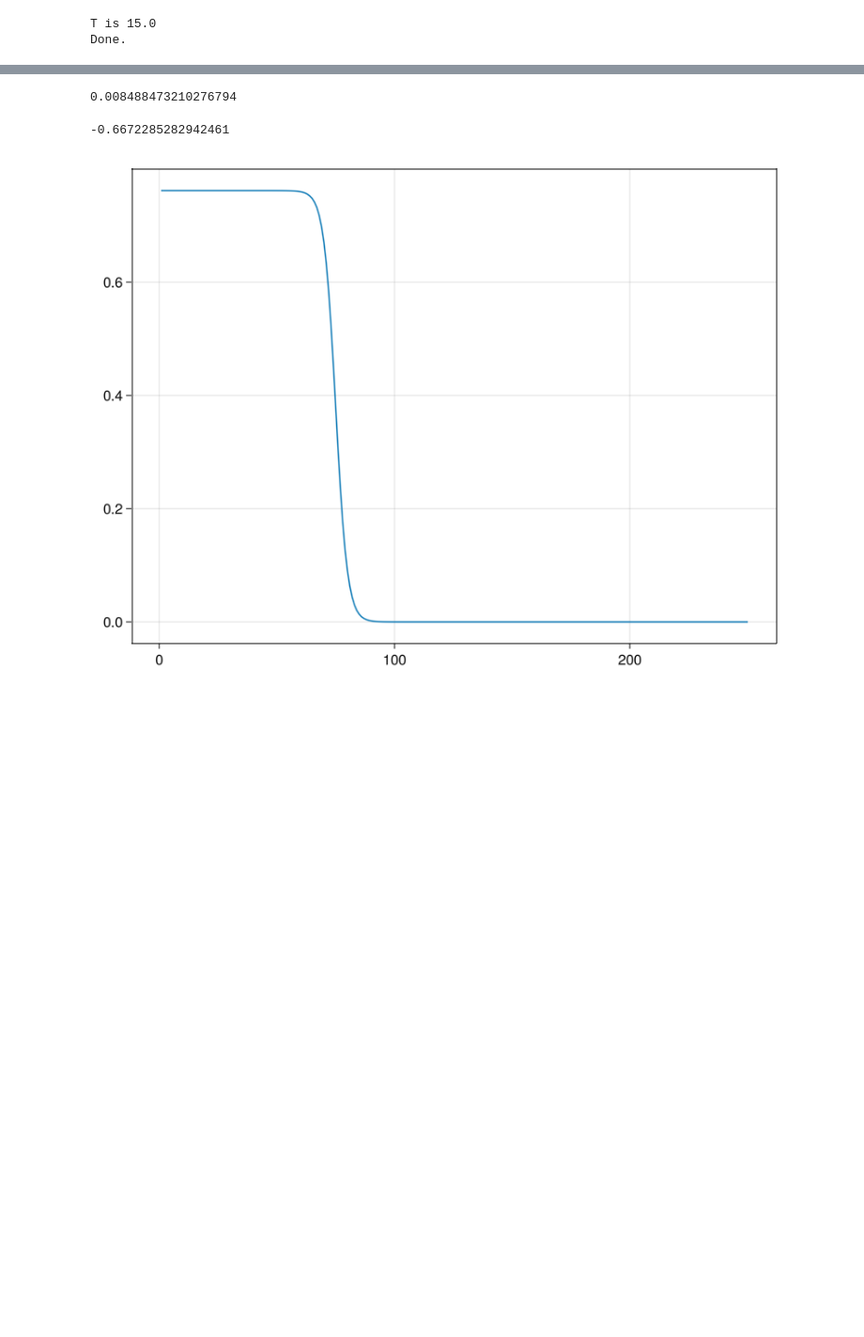
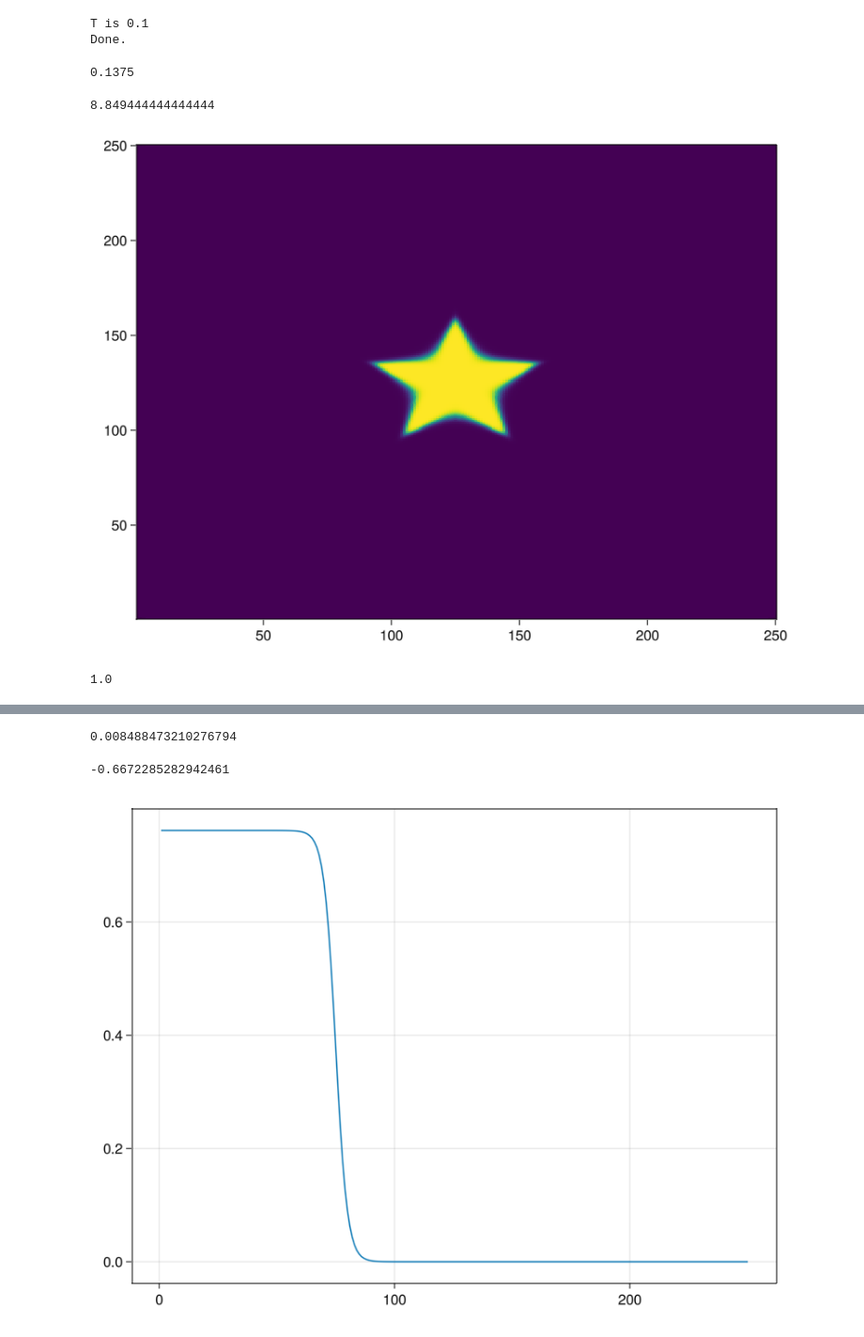
Before and after one commit to csfloyd/TCB2Network, a Jupyter notebook: Julia/Notebooks/MainDev.ipynb, the cells around one changed output, grey strips where cells are left out. Shown: that part at 94% size. Saved outputs shown, nothing was run; the diff lists cells and outputs as text; code cells hidden in the pictures; blank space fills up the shorter version.

```diff
--- a/Julia/Notebooks/MainDev.ipynb
+++ b/Julia/Notebooks/MainDev.ipynb
@@ -18,12 +18,12 @@ using .MathFunctions
 # set default parameters
 parameters = Dict(
 # grid params
-"domainType" => "cyl",
+"domainType" => "rz",
 "Nx" => 250,
-"Ny" => 250,
+"Ny" => 80,
 "dx" => 1.0,
-"dt" => 1e-4,
-"nSteps" => 2.5 * 60000,
+"dt" => 2.0e-4,
+"nSteps" => 2.5 * 200,
 "timeStride" => 1,
 "startCollecting" => 0,
 "seed" => 0,
@@ -44,12 +44,12 @@ parameters = Dict(
 "kIUnbind" => 1e0,
 "kABind" => 1e-1,
 "kAUnbind" => 0,
-"beta" => 0.9,
+"beta" => 1.0,
 "CSat" => 5,
 
 "DT" => 1,
 "DD" => 25,
-"DC" => 500,
+"DC" => 250,
 
 "CDI0" => 2.5,
 "CDA0" => 0,
@@ -60,10 +60,22 @@ parameters = Dict(
 "CDst0" => 20,
 
 # light control
-"width" => 5,
-"r0" => 75,
+# "width" => 5,
+# "r0" => 75,
+# "starBool" => true,
+
+"chemOnly" => true,
+
+"width" => 2,
+"r0" => 50,
+"starBool" => true,
+
+"zWidth" => 20,
+
+"movingCircle" => (false, 50, 2.5),
+
 "len" => 1,
-"cyc" => 6,
+"cyc" => 3,
 "del" => 0.25,
 
 "lambda0" => 3.0,
@@ -76,5 +88,13 @@ println("T is ", parameters["dt"] * parameters["nSteps"])
 
 println("Done.")
 # %% [output]
-T is 15.0
+T is 0.1
 Done.
+# %%
+(250 * 88) / (400 * 400)
+# %% [output]
+0.1375
+# %%
+31858 / 3600
+# %% [output]
+8.849444444444444
@@ -80,0 +103,6 @@ Done.
+# %%
+LightControl.thetaFunc(75, 70, 75, 75)
+star = [LightControl.starxyPattern(x, y, 125, 125, 10, 2) for x in 1:250, y in 1:250]
+Makie.heatmap(star)
+# %% [output]
+[figure, added]
@@ -80,0 +114,5 @@ Done.
+# %%
+maximum(LightControl.gammaSoAFuncrz(Grid2D(parameters["Nx"], parameters["Ny"], 1),
+        parameters["r0"], parameters["width"], parameters["zWidth"], 1).Values)
+# %% [output]
+1.0
```
Also changed, not shown: parts of 10 cells of this notebook, 33 other files.
